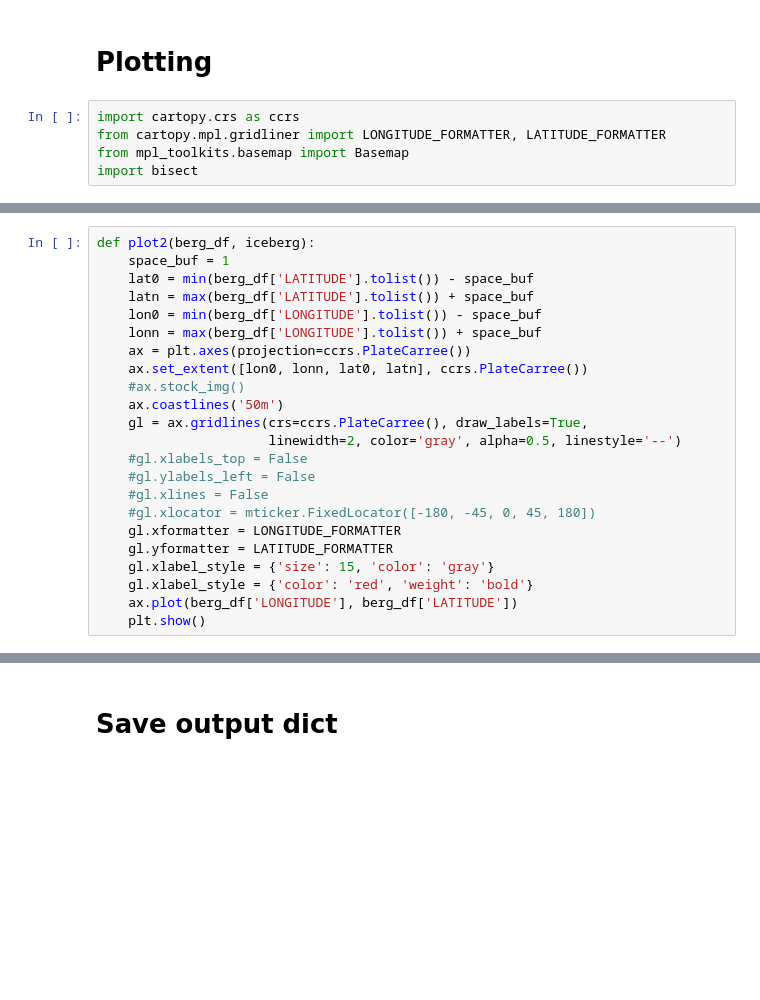
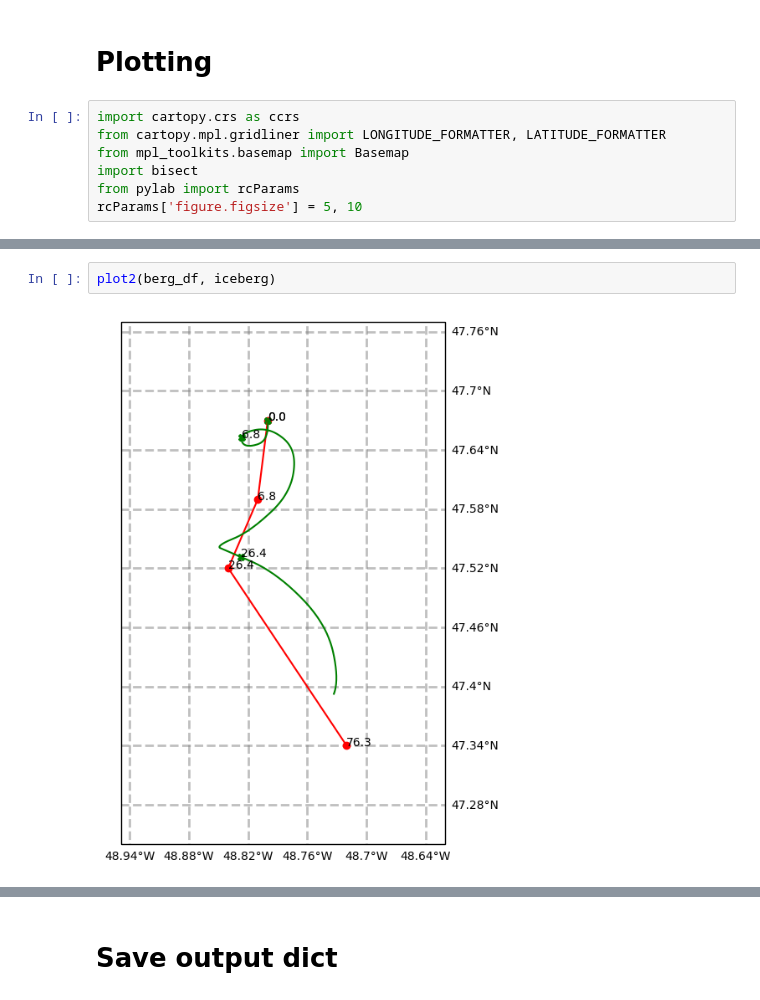
Before and after one commit to evankielley/IceDEF, a Jupyter notebook: notebooks/full_notebook.ipynb, the cells around one changed output, grey strips where cells are left out. Cells and saved outputs as stored; diff of their text form; blank space fills up the shorter version.

Commit message:
cleaned and improved plot functions and run shell

```diff
--- a/notebooks/full_notebook.ipynb
+++ b/notebooks/full_notebook.ipynb
@@ -349,6 +319,8 @@ import cartopy.crs as ccrs
 from cartopy.mpl.gridliner import LONGITUDE_FORMATTER, LATITUDE_FORMATTER
 from mpl_toolkits.basemap import Basemap
 import bisect
+from pylab import rcParams
+rcParams['figure.figsize'] = 5, 10
 # %%
 def plot1(berg_df, iceberg):
     # t is the last timestep the model used
@@ -381,24 +353 @@ def plot1(berg_df, iceberg):
     plt.show()
-# %%
-def plot2(berg_df, iceberg):
-    space_buf = 1
-    lat0 = min(berg_df['LATITUDE'].tolist()) - space_buf
-    latn = max(berg_df['LATITUDE'].tolist()) + space_buf
-    lon0 = min(berg_df['LONGITUDE'].tolist()) - space_buf
-    lonn = max(berg_df['LONGITUDE'].tolist()) + space_buf
-    ax = plt.axes(projection=ccrs.PlateCarree())
-    ax.set_extent([lon0, lonn, lat0, latn], ccrs.PlateCarree())
-    #ax.stock_img()
-    ax.coastlines('50m')
-    gl = ax.gridlines(crs=ccrs.PlateCarree(), draw_labels=True,
-                      linewidth=2, color='gray', alpha=0.5, linestyle='--')
-    #gl.xlabels_top = False
-    #gl.ylabels_left = False
-    #gl.xlines = False
-    #gl.xlocator = mticker.FixedLocator([-180, -45, 0, 45, 180])
-    gl.xformatter = LONGITUDE_FORMATTER
-    gl.yformatter = LATITUDE_FORMATTER
-    gl.xlabel_style = {'size': 15, 'color': 'gray'}
-    gl.xlabel_style = {'color': 'red', 'weight': 'bold'}
-    ax.plot(berg_df['LONGITUDE'], berg_df['LATITUDE'])
-    plt.show()
@@ -405,3 +413,7 @@ def plot2(berg_df, iceberg):
+# %%
+plot2(berg_df, iceberg)
+# %% [output]
+[figure, added]
 # %%
 def plot3(berg_df, iceberg):
 
```
Also changed, not shown: parts of 9 cells of this notebook.
